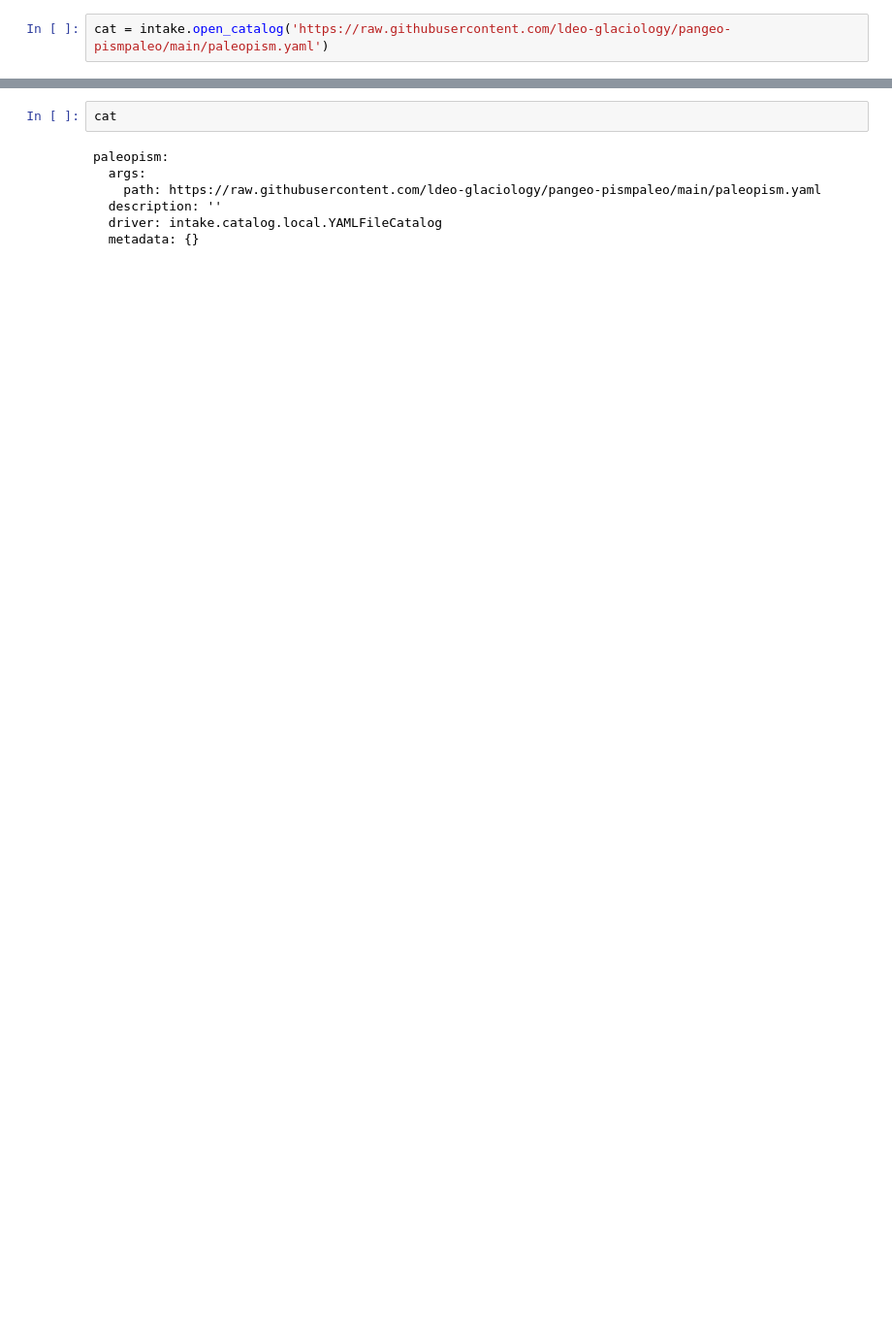
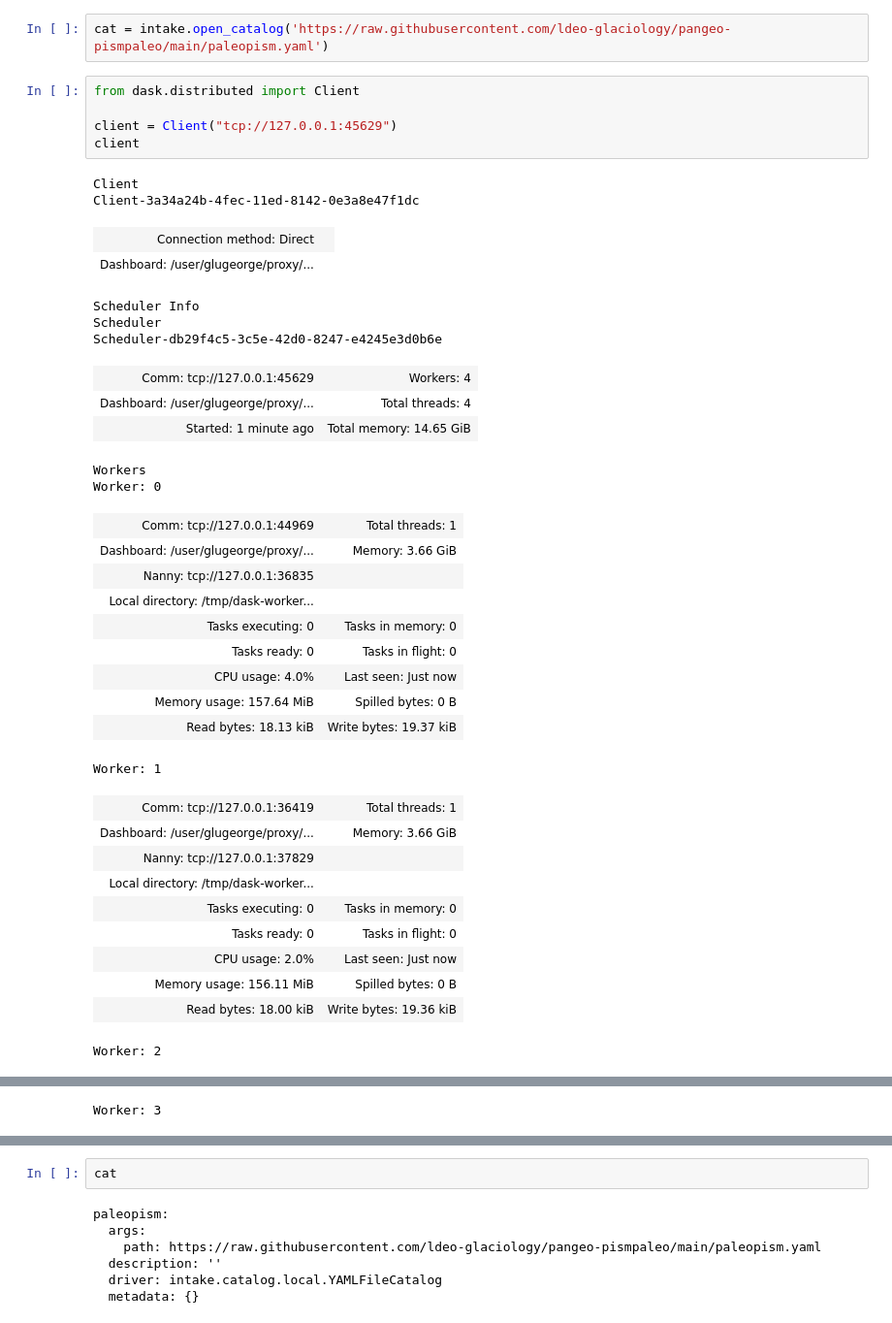
Before and after one commit to glugeorge/ML_2022_project, a Jupyter notebook: explore_data.ipynb, the cells around one changed output, grey strips where cells are left out. Shown at 97% size. Saved outputs shown, nothing was run; the diff lists cells and outputs as text; blank space fills up the shorter version.

```diff
--- a/explore_data.ipynb
+++ b/explore_data.ipynb
@@ -6,2 +59,40 @@ import matplotlib.pyplot as plt
 # %%
 cat = intake.open_catalog('https://raw.githubusercontent.com/ldeo-glaciology/pangeo-pismpaleo/main/paleopism.yaml')
+# %%
+from dask.distributed import Client
+
+client = Client("tcp://127.0.0.1:45629")
+client
+# %% [output]
+Client
+Client-3a34a24b-4fec-11ed-8142-0e3a8e47f1dc
+| Connection method: Direct |  |
+| Dashboard: /user/glugeorge/proxy/... |  |
+Scheduler Info
+Scheduler
+Scheduler-db29f4c5-3c5e-42d0-8247-e4245e3d0b6e
+| Comm: tcp://127.0.0.1:45629 | Workers: 4 |
+| Dashboard: /user/glugeorge/proxy/... | Total threads: 4 |
+| Started: 1 minute ago | Total memory: 14.65 GiB |
+Workers
+Worker: 0
+| Comm: tcp://127.0.0.1:44969 | Total threads: 1 |
+| Dashboard: /user/glugeorge/proxy/... | Memory: 3.66 GiB |
+| Nanny: tcp://127.0.0.1:36835 |  |
+| Local directory: /tmp/dask-worker... |  |
+| Tasks executing: 0 | Tasks in memory: 0 |
+| Tasks ready: 0 | Tasks in flight: 0 |
+| CPU usage: 4.0% | Last seen: Just now |
+| Memory usage: 157.64 MiB | Spilled bytes: 0 B |
+| Read bytes: 18.13 kiB | Write bytes: 19.37 kiB |
+Worker: 1
+| Comm: tcp://127.0.0.1:36419 | Total threads: 1 |
+| Dashboard: /user/glugeorge/proxy/... | Memory: 3.66 GiB |
+| Nanny: tcp://127.0.0.1:37829 |  |
+| Local directory: /tmp/dask-worker... |  |
+| Tasks executing: 0 | Tasks in memory: 0 |
+| Tasks ready: 0 | Tasks in flight: 0 |
+| CPU usage: 2.0% | Last seen: Just now |
+| Memory usage: 156.11 MiB | Spilled bytes: 0 B |
+| Read bytes: 18.00 kiB | Write bytes: 19.36 kiB |
+Worker: 2
@@ -7,0 +108 @@ cat = intake.open_catalog('https://raw.githubusercontent.com/ldeo-glaciology/pan
+Worker: 3
```
Also changed, not shown: parts of 30 cells of this notebook, 3 other files.
